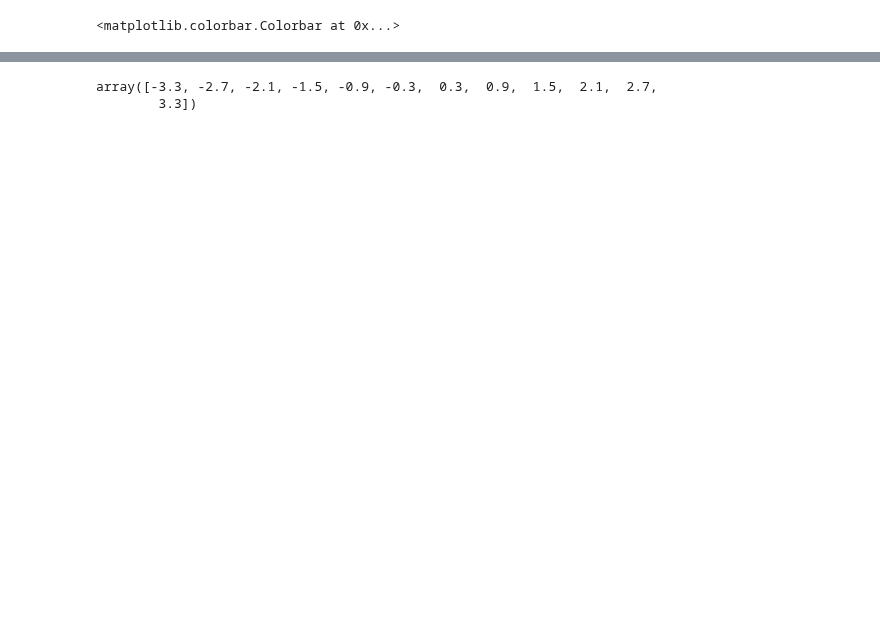
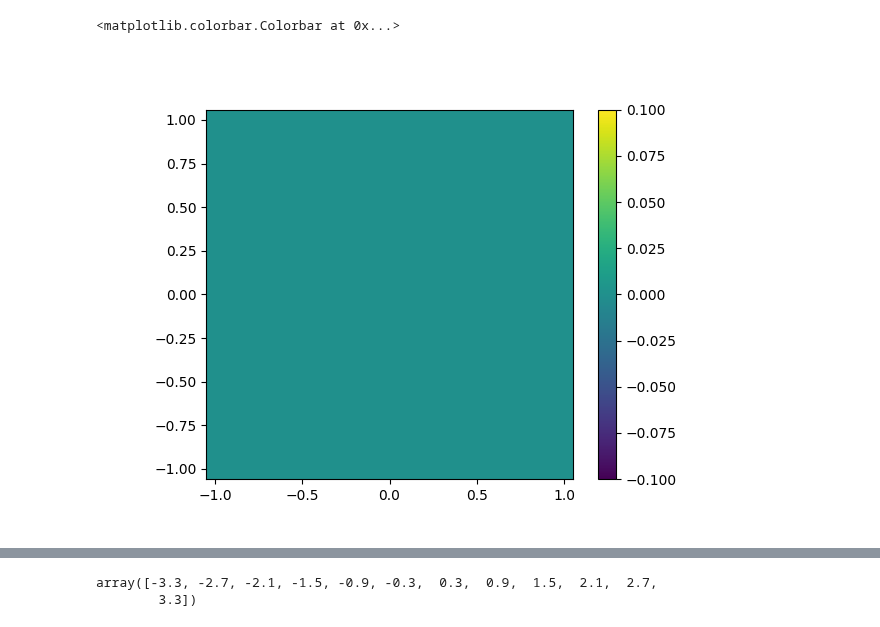
Before and after one commit to butala/pyinverse, a Jupyter notebook: notebooks/Test polytope radon.ipynb, the cells around one changed output, grey strips where cells are left out. Drawn from its saved outputs; the diff is of its cells as text; code cells hidden in the pictures; blank space fills up the shorter version.

```diff
--- a/notebooks/Test polytope radon.ipynb
+++ b/notebooks/Test polytope radon.ipynb
@@ -124,5 +56,5 @@ fig.colorbar(im)
 # %%
 fig, ax = plt.subplots()
-im = grid.plot(ax, A_polytope[1, :].reshape((Ny, Nx)))
+im = grid.plot(ax, A_polytope.todense()[1, :].reshape((Ny, Nx)))
 fig.colorbar(im)
 # %% [output]
@@ -131,4 +61,5 @@ fig.colorbar(im)
 <matplotlib.colorbar.Colorbar at 0x...>
+[figure, added]
 # %%
 A_grid, b_grid = regular_grid2polytope(grid, (0, 0))
 # %%
```
Also changed, not shown: parts of 18 cells of this notebook.
